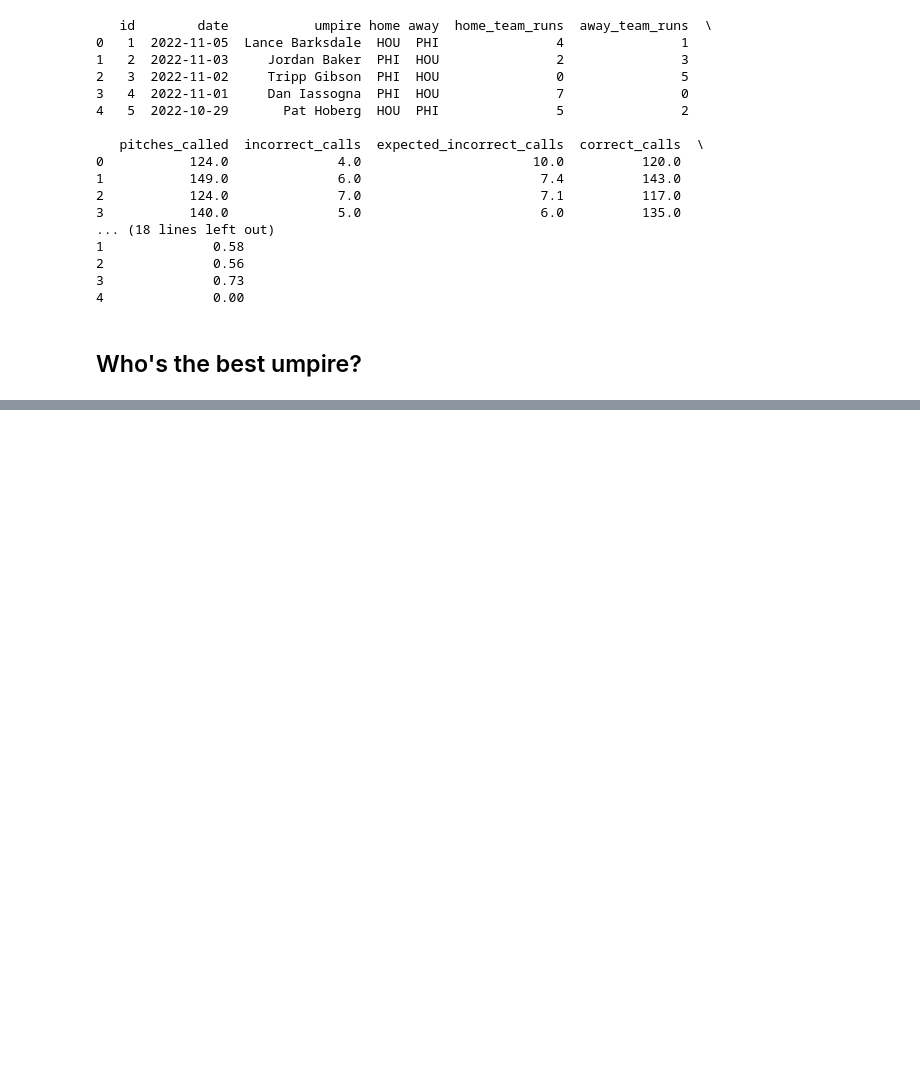
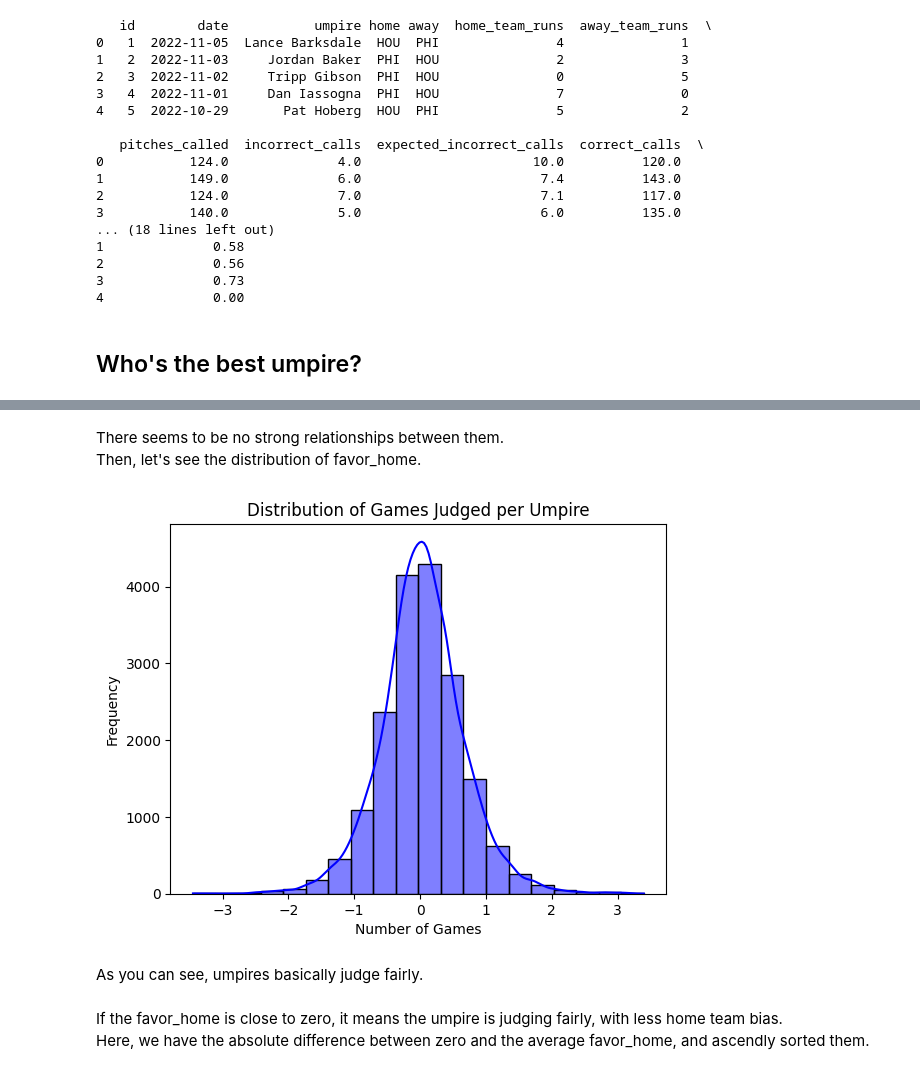
Before and after one commit to suguru-o5/ds-0924, a Jupyter notebook: ds202/finalprpject/baseball_umpire_analysis.ipynb, the cells around one changed output, grey strips where cells are left out. Drawn from its saved outputs; the diff is of its cells as text; code cells hidden in the pictures; blank space fills up the shorter version.

```diff
--- a/ds202/finalprpject/baseball_umpire_analysis.ipynb
+++ b/ds202/finalprpject/baseball_umpire_analysis.ipynb
@@ -201,0 +390,32 @@ finally:
+# %% [markdown]
+There seems to be no strong relationships between them.
+Then, let's see the distribution of favor_home.
+# %%
+try:
+    conn = get_connection()
+    query = (
+        sql.SQL(
+            """
+            SELECT favor_home
+            FROM {}
+            ;
+            """
+        )
+        .format(sql.Identifier(table_name))
+        .as_string(conn)
+    )
+    data = pd.read_sql_query(query, conn)
+    sns.histplot(data['favor_home'], bins=20, kde=True, color='blue')
+    plt.title('Distribution of Games Judged per Umpire')
+    plt.xlabel('Number of Games')
+    plt.ylabel('Frequency')
+    plt.show()
+
+except psycopg2.Error as e:
+    print("Error: ", e)
+
+finally:
+    cur.close()
+    conn.close()
+# %% [output]
+[figure, added]
@@ -201,0 +447,5 @@ finally:
+# %% [markdown]
+As you can see, umpires basically judge fairly.
+# %% [markdown]
+If the favor_home is close to zero, it means the umpire is judging fairly, with less home team bias.
+Here, we have the absolute difference between zero and the average favor_home, and ascendly sorted them.
```
Also changed, not shown: parts of 46 cells of this notebook.
